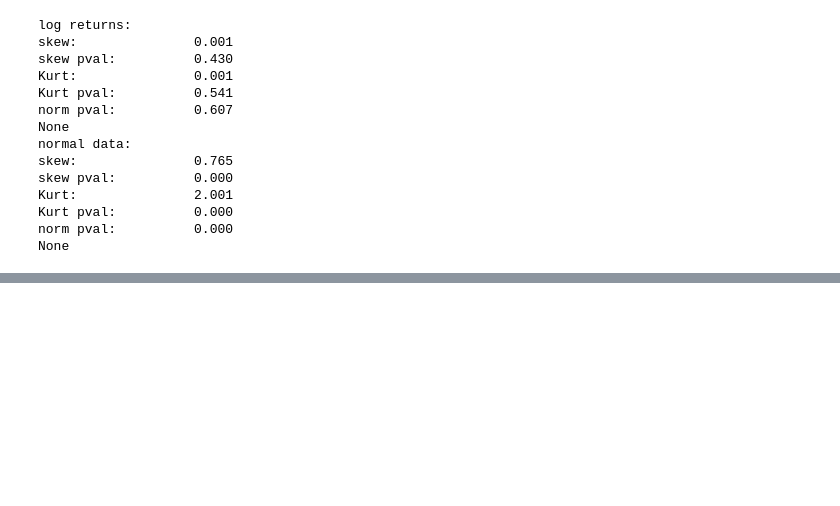
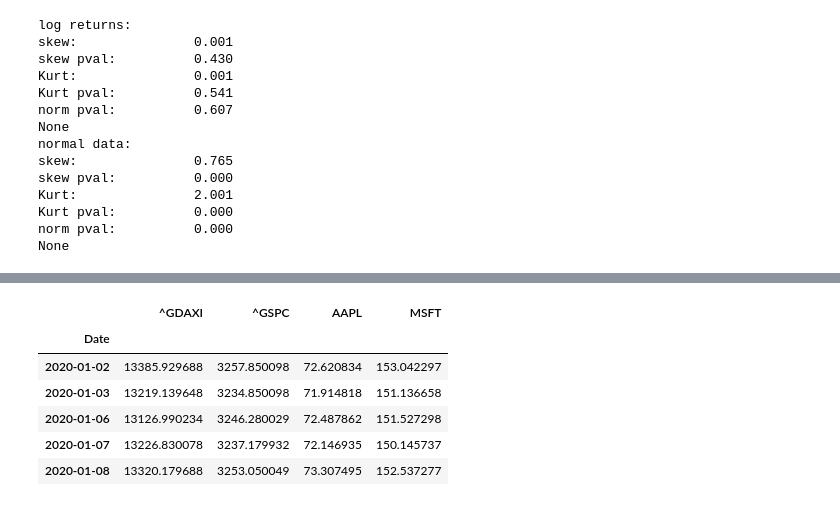
Before and after one commit to GeordieJones/financePython, a Jupyter notebook: bookPractice/stat models/models.ipynb, the cells around one changed output, grey strips where cells are left out. Drawn from its saved outputs; the diff is of its cells as text; code cells hidden in the pictures; blank space fills up the shorter version.

```diff
--- a/bookPractice/stat models/models.ipynb
+++ b/bookPractice/stat models/models.ipynb
@@ -125,0 +154,10 @@ None
+# %%
+data.head()
+# %% [output]
+|  | ^GDAXI | ^GSPC | AAPL | MSFT |
+| Date |  |  |  |  |
+| 2020-01-02 | 13385.929688 | 3257.850098 | 72.620834 | 153.042297 |
+| 2020-01-03 | 13219.139648 | 3234.850098 | 71.914818 | 151.136658 |
+| 2020-01-06 | 13126.990234 | 3246.280029 | 72.487862 | 151.527298 |
+| 2020-01-07 | 13226.830078 | 3237.179932 | 72.146935 | 150.145737 |
+| 2020-01-08 | 13320.179688 | 3253.050049 | 73.307495 | 152.537277 |
```
Also changed, not shown: parts of 5 cells of this notebook.
